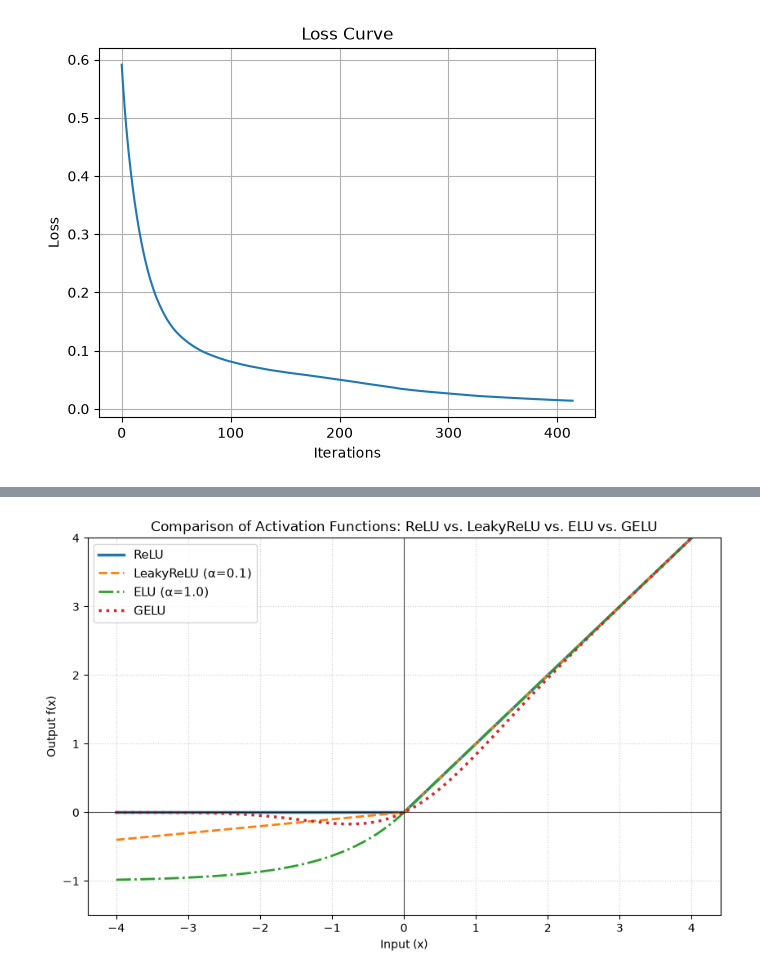
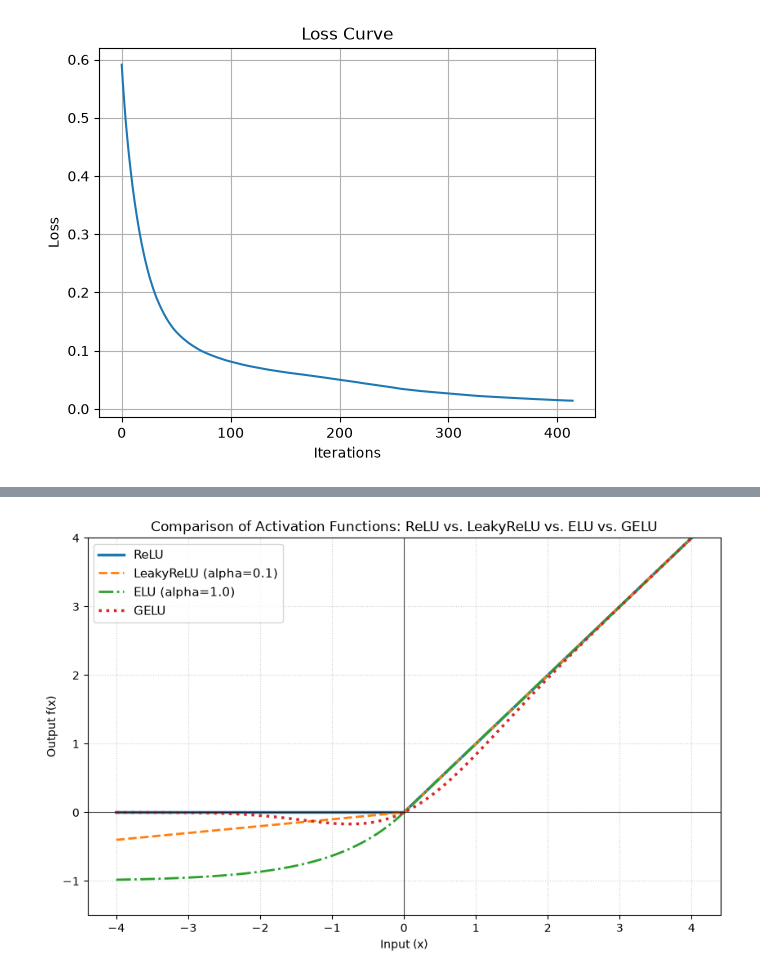
Before and after one commit to mylo2202/fsb-mle, a Jupyter notebook: session5/notebook.ipynb, the cells around one changed output, grey strips where cells are left out. Drawn from its saved outputs; the diff is of its cells as text; code cells hidden in the pictures.

Commit message:
Update notebook.py: refine activation functions
- Modified GELU function to use the cumulative distribution function for improved accuracy.
- Updated plot labels for consistency in parameter notation.

```diff
--- a/session5/notebook.ipynb
+++ b/session5/notebook.ipynb
@@ -83,6 +160,7 @@ plt.show()
 # %%
 import numpy as np
 import matplotlib.pyplot as plt
+from scipy.stats import norm
 
 # 1. Define activation functions
 def relu(x):
@@ -90,35 +168,34 @@ def relu(x):
 
 def leaky_relu(x, alpha=0.1):
     return np.where(x > 0, x, alpha * x)
 
 def elu(x, alpha=1.0):
     return np.where(x > 0, x, alpha * (np.exp(x) - 1))
 
 def gelu(x):
-    # Gaussian Error Linear Unit approximation
-    return 0.5 * x * (1 + np.tanh(np.sqrt(2 / np.pi) * (x + 0.044715 * x**3)))
+    return x * norm.cdf(x)
 
 # 2. Generate input range
 x = np.linspace(-4, 4, 1000)
 
 # 3. Plotting
 plt.figure(figsize=(10, 6))
 
 plt.plot(x, relu(x), label="ReLU", linewidth=2.5)
-plt.plot(x, leaky_relu(x), label="LeakyReLU (α=0.1)", linewidth=2, linestyle="--")
-plt.plot(x, elu(x), label="ELU (α=1.0)", linewidth=2, linestyle="-.")
+plt.plot(x, leaky_relu(x), label="LeakyReLU (alpha=0.1)", linewidth=2, linestyle="--")
+plt.plot(x, elu(x), label="ELU (alpha=1.0)", linewidth=2, linestyle="-.")
 plt.plot(x, gelu(x), label="GELU", linewidth=2.5, linestyle=":")
 
 # 4. Styling and Layout
 plt.axhline(0, color="black", linestyle="-", linewidth=0.8, alpha=0.7)
 plt.axvline(0, color="black", linestyle="-", linewidth=0.8, alpha=0.7)
 plt.title("Comparison of Activation Functions: ReLU vs. LeakyReLU vs. ELU vs. GELU", fontsize=12)
 plt.xlabel("Input (x)", fontsize=10)
 plt.ylabel("Output f(x)", fontsize=10)
 plt.grid(True, linestyle=":", alpha=0.6)
 plt.legend(fontsize=11, loc="upper left")
 plt.ylim(-1.5, 4)
 
 plt.show()
 # %% [output]
-[figure, old version]
+[figure, new version]
```
Also changed, not shown: parts of 9 cells of this notebook, 1 other file.
